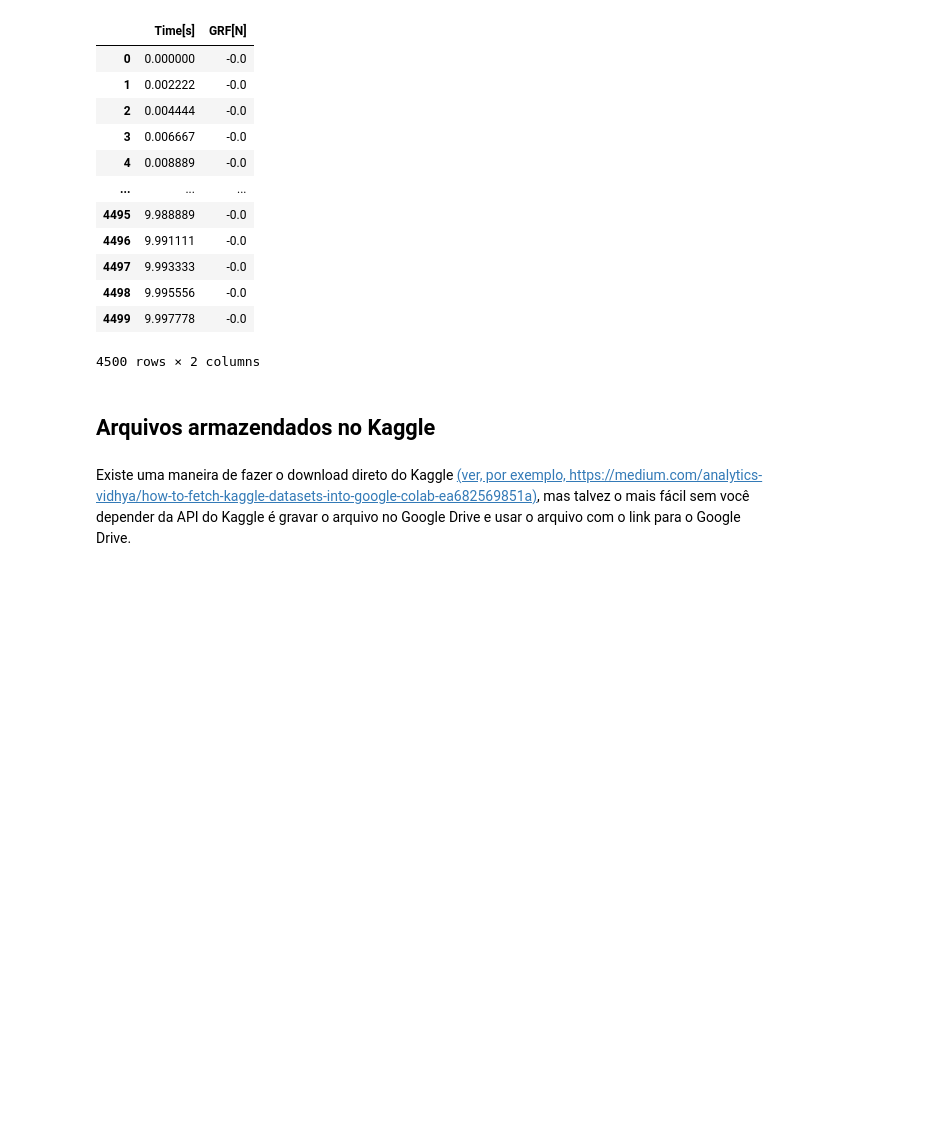
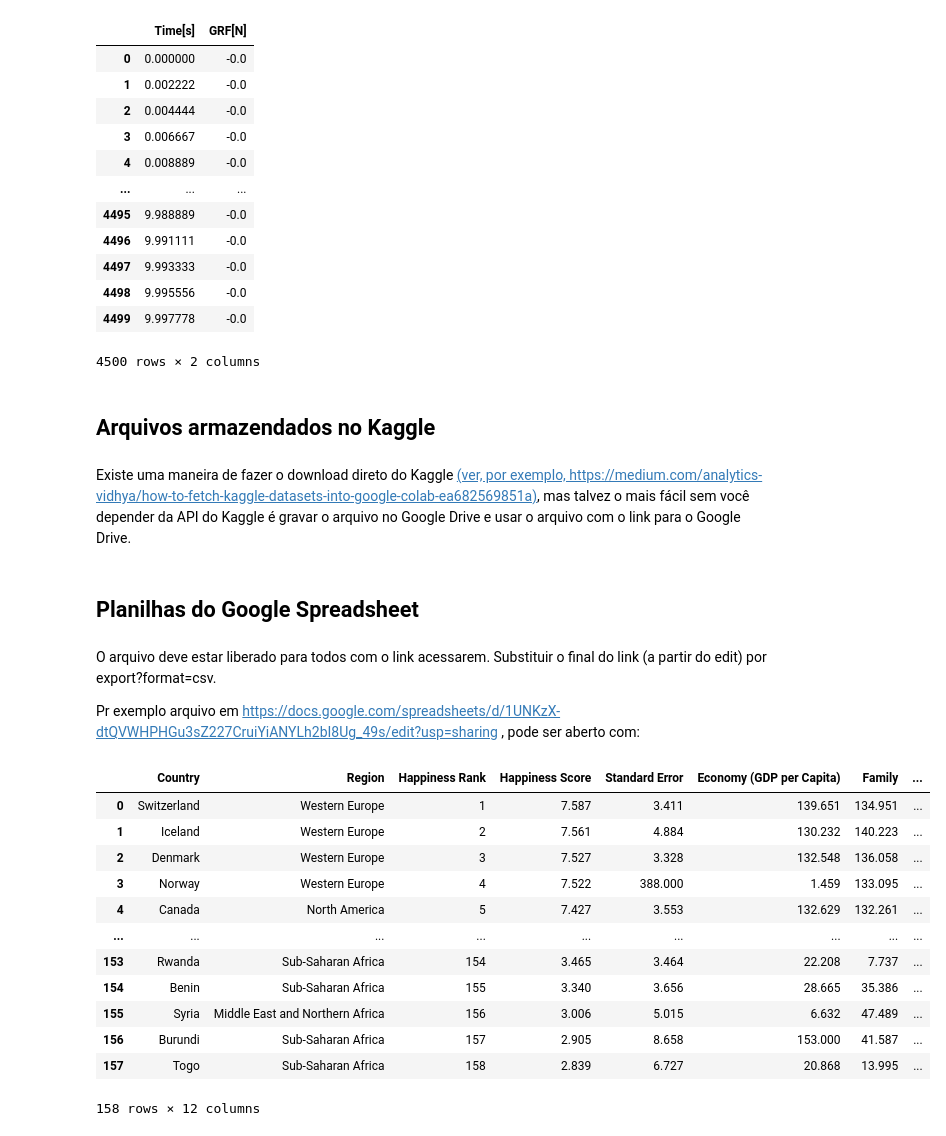
Before and after one commit to rnwatanabe/BasesComputacionais2021, a Jupyter notebook: Abertura de arquivos.ipynb, the cells around one changed output. Drawn from its saved outputs; the diff is of its cells as text; code cells hidden in the pictures; blank space fills up the shorter version.

Commit message:
abertura arquivo
abertura arquivo

```diff
--- a/Abertura de arquivos.ipynb
+++ b/Abertura de arquivos.ipynb
@@ -95,3 +95,27 @@ dado
 ## Arquivos armazendados no Kaggle
 # %% [markdown]
 Existe uma maneira  de fazer o download direto do Kaggle [(ver, por exemplo, https://medium.com/analytics-vidhya/how-to-fetch-kaggle-datasets-into-google-colab-ea682569851a)](https://medium.com/analytics-vidhya/how-to-fetch-kaggle-datasets-into-google-colab-ea682569851a), mas talvez o mais fácil sem você depender da API do Kaggle é gravar o arquivo no Google Drive e usar o arquivo com o link para o Google Drive.
+# %% [markdown]
+## Planilhas do Google Spreadsheet
+# %% [markdown]
+O arquivo deve estar liberado para todos com o link acessarem.
+Substituir o final do link (a partir do edit) por export?format=csv.
+
+Pr exemplo arquivo em https://docs.google.com/spreadsheets/d/1UNKzX-dtQVWHPHGu3sZ227CruiYiANYLh2bI8Ug_49s/edit?usp=sharing , pode ser aberto com:
+# %%
+dado=pd.read_csv('https://docs.google.com/spreadsheets/d/1UNKzX-dtQVWHPHGu3sZ227CruiYiANYLh2bI8Ug_49s/export?format=csv')
+dado
+# %% [output]
+|  | Country | Region | Happiness Rank | Happiness Score | Standard Error | Economy (GDP per Capita) | Family | ... |
+| 0 | Switzerland | Western Europe | 1 | 7.587 | 3.411 | 139.651 | 134.951 | ... |
+| 1 | Iceland | Western Europe | 2 | 7.561 | 4.884 | 130.232 | 140.223 | ... |
+| 2 | Denmark | Western Europe | 3 | 7.527 | 3.328 | 132.548 | 136.058 | ... |
+| 3 | Norway | Western Europe | 4 | 7.522 | 388.000 | 1.459 | 133.095 | ... |
+| 4 | Canada | North America | 5 | 7.427 | 3.553 | 132.629 | 132.261 | ... |
+| ... | ... | ... | ... | ... | ... | ... | ... | ... |
+| 153 | Rwanda | Sub-Saharan Africa | 154 | 3.465 | 3.464 | 22.208 | 7.737 | ... |
+| 154 | Benin | Sub-Saharan Africa | 155 | 3.340 | 3.656 | 28.665 | 35.386 | ... |
+| 155 | Syria | Middle East and Northern Africa | 156 | 3.006 | 5.015 | 6.632 | 47.489 | ... |
+| 156 | Burundi | Sub-Saharan Africa | 157 | 2.905 | 8.658 | 153.000 | 41.587 | ... |
+| 157 | Togo | Sub-Saharan Africa | 158 | 2.839 | 6.727 | 20.868 | 13.995 | ... |
+158 rows × 12 columns
```
Also changed, not shown: 1 other file.
